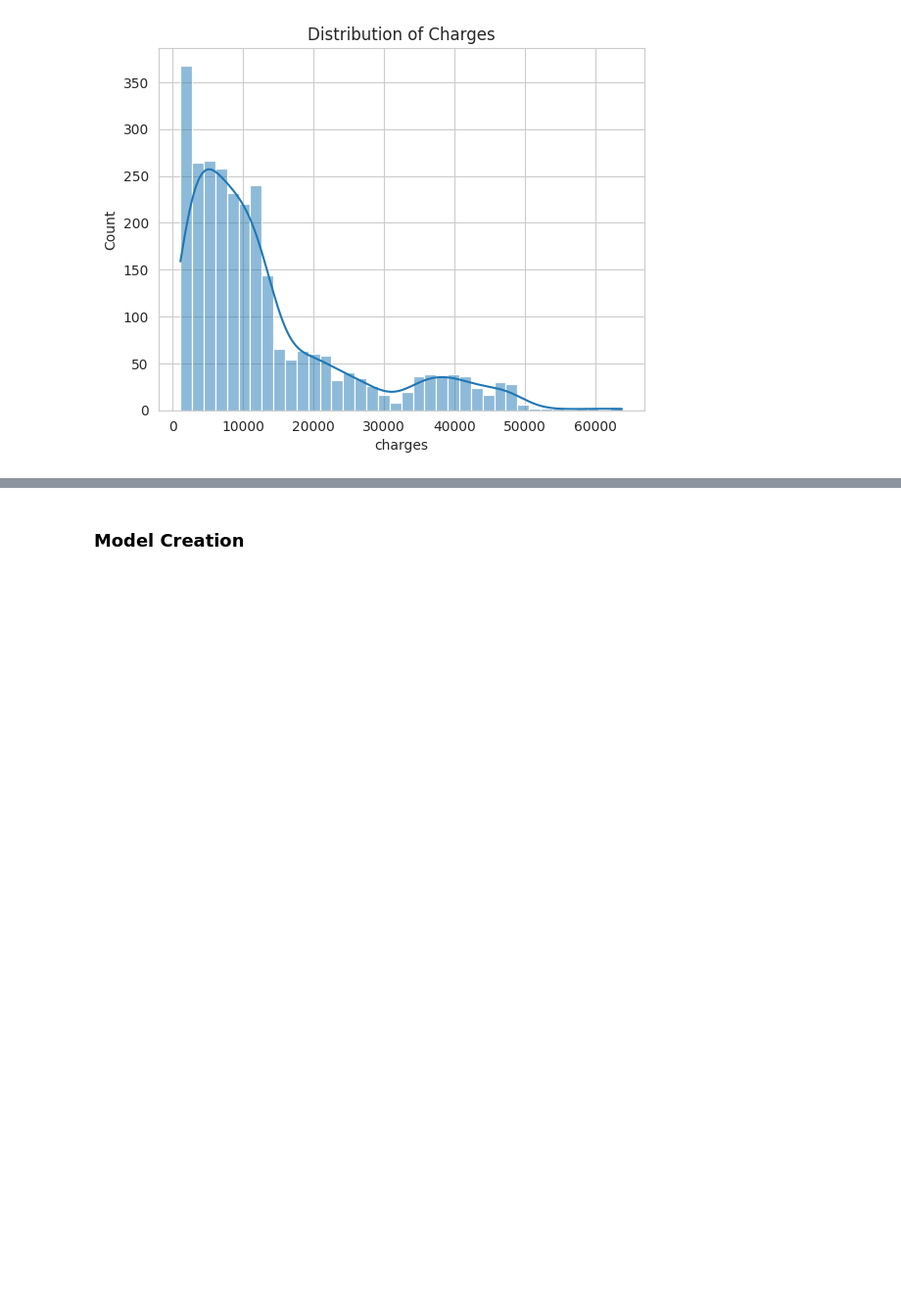
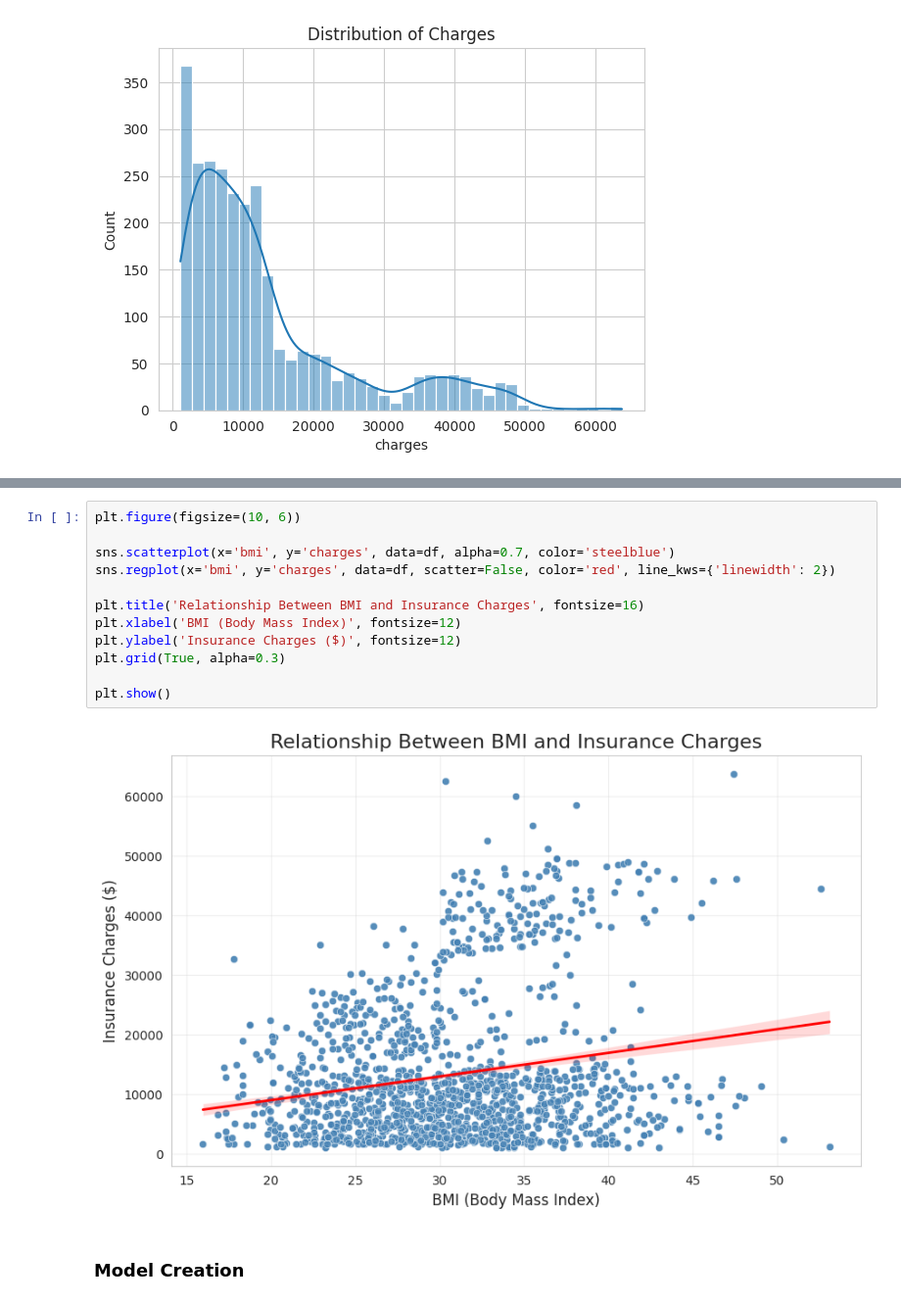
Before and after one commit to skaarfundgandr/Machine_Learning, a Jupyter notebook: Projects/Insurance_Prediction/Insurance_Prediction.ipynb, the cells around one changed output, grey strips where cells are left out. Shown at 98% size. Saved outputs shown, nothing was run; the diff lists cells and outputs as text; blank space fills up the shorter version.

```diff
--- a/Projects/Insurance_Prediction/Insurance_Prediction.ipynb
+++ b/Projects/Insurance_Prediction/Insurance_Prediction.ipynb
@@ -93,3 +117,17 @@ plt.show()
+# %%
+plt.figure(figsize=(10, 6))
+
+sns.scatterplot(x='bmi', y='charges', data=df, alpha=0.7, color='steelblue')
+sns.regplot(x='bmi', y='charges', data=df, scatter=False, color='red', line_kws={'linewidth': 2})
+
+plt.title('Relationship Between BMI and Insurance Charges', fontsize=16)
+plt.xlabel('BMI (Body Mass Index)', fontsize=12)
+plt.ylabel('Insurance Charges ($)', fontsize=12)
+plt.grid(True, alpha=0.3)
+
+plt.show()
+# %% [output]
+[figure, added]
 # %% [markdown]
 ### Model Creation
 # %%
```
Also changed, not shown: parts of 5 cells of this notebook.
